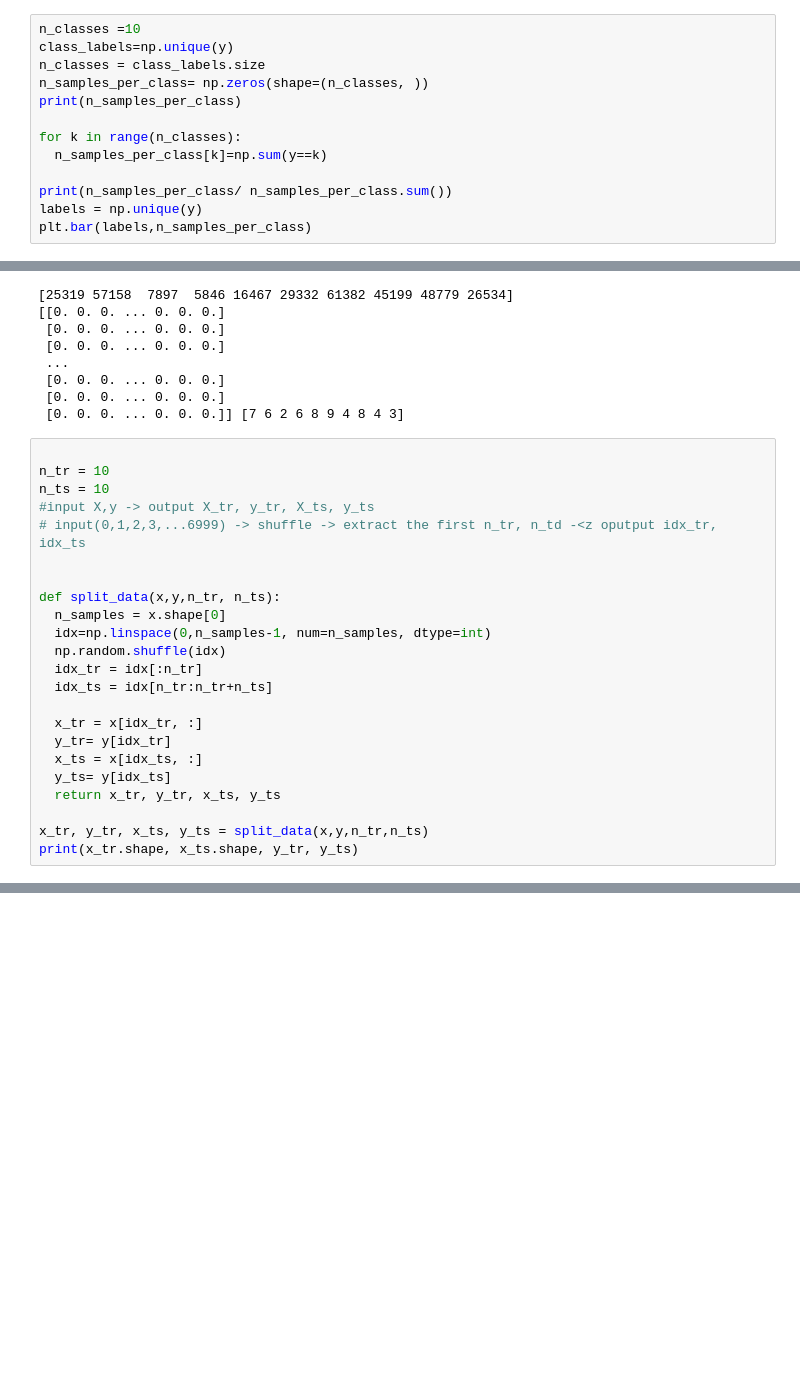
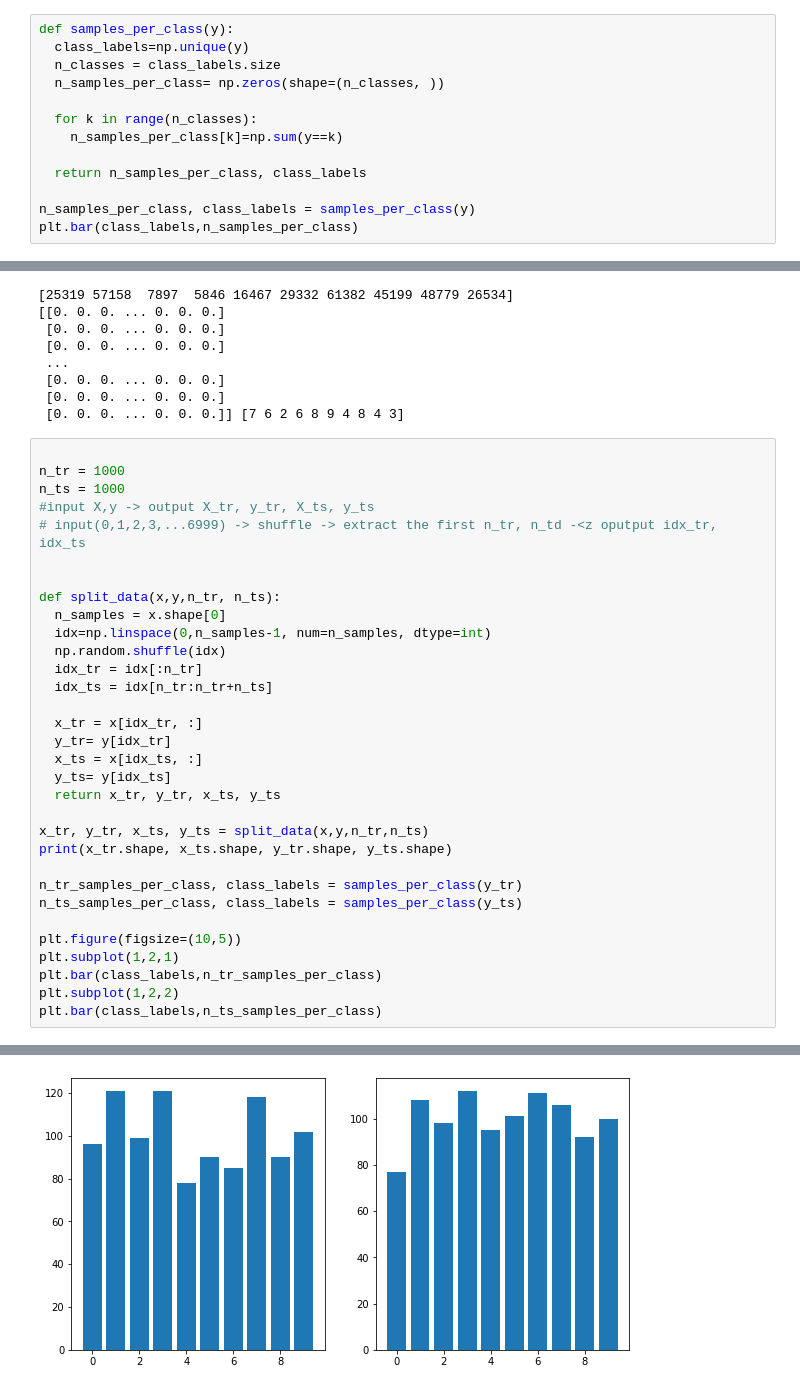
Before and after one commit to GiuliaOrgiana/UnicaIsdeTest, a Jupyter notebook: MNIST_example.ipynb, the cells around one changed output, grey strips where cells are left out. Cells and saved outputs as stored; diff of their text form; blank space fills up the shorter version.

```diff
--- a/MNIST_example.ipynb
+++ b/MNIST_example.ipynb
@@ -36,16 +36,16 @@ for i in range(10):
 # %% [output]
 [figure]
 # %%
-n_classes =10
-class_labels=np.unique(y)
-n_classes = class_labels.size
-n_samples_per_class= np.zeros(shape=(n_classes, ))
-print(n_samples_per_class)
+def samples_per_class(y):
+  class_labels=np.unique(y)
+  n_classes = class_labels.size
+  n_samples_per_class= np.zeros(shape=(n_classes, ))
 
-for k in range(n_classes):
-  n_samples_per_class[k]=np.sum(y==k)
+  for k in range(n_classes):
+    n_samples_per_class[k]=np.sum(y==k)
 
-print(n_samples_per_class/ n_samples_per_class.sum())
-labels = np.unique(y)
-plt.bar(labels,n_samples_per_class)
+  return n_samples_per_class, class_labels
+
+n_samples_per_class, class_labels = samples_per_class(y)
+plt.bar(class_labels,n_samples_per_class)
 # %% [output]
@@ -81,8 +80,8 @@ print(x_trt, y_tr)
  [0. 0. 0. ... 0. 0. 0.]] [7 6 2 6 8 9 4 8 4 3]
 # %%
 
-n_tr = 10
-n_ts = 10
+n_tr = 1000
+n_ts = 1000
 #input X,y -> output X_tr, y_tr, X_ts, y_ts
 # input(0,1,2,3,...6999) -> shuffle -> extract the first n_tr, n_td -<z oputput idx_tr, idx_ts
 
@@ -101,5 +100,14 @@ def split_data(x,y,n_tr, n_ts):
   return x_tr, y_tr, x_ts, y_ts
 
 x_tr, y_tr, x_ts, y_ts = split_data(x,y,n_tr,n_ts)
-print(x_tr.shape, x_ts.shape, y_tr, y_ts)
+print(x_tr.shape, x_ts.shape, y_tr.shape, y_ts.shape)
+
+n_tr_samples_per_class, class_labels = samples_per_class(y_tr)
+n_ts_samples_per_class, class_labels = samples_per_class(y_ts)
+
+plt.figure(figsize=(10,5))
+plt.subplot(1,2,1)
+plt.bar(class_labels,n_tr_samples_per_class)
+plt.subplot(1,2,2)
+plt.bar(class_labels,n_ts_samples_per_class)
 # %% [output]
@@ -106,0 +116 @@ print(x_tr.shape, x_ts.shape, y_tr, y_ts)
+[figure, added]
```
Also changed, not shown: parts of 2 cells of this notebook.
